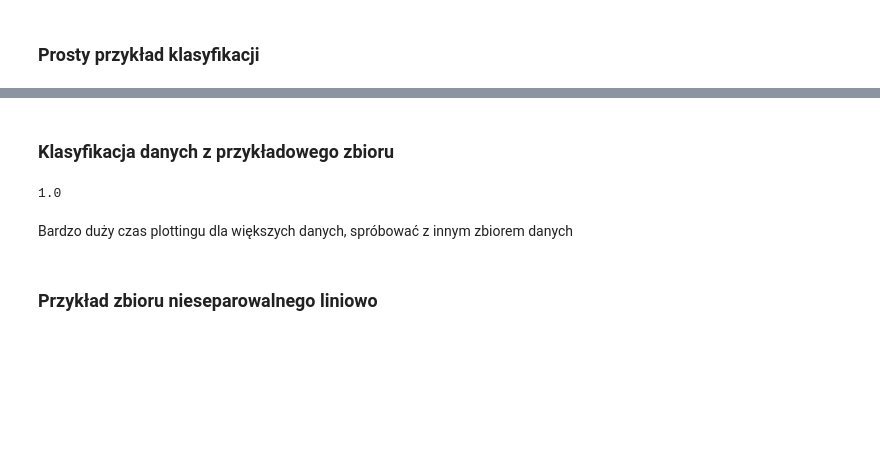
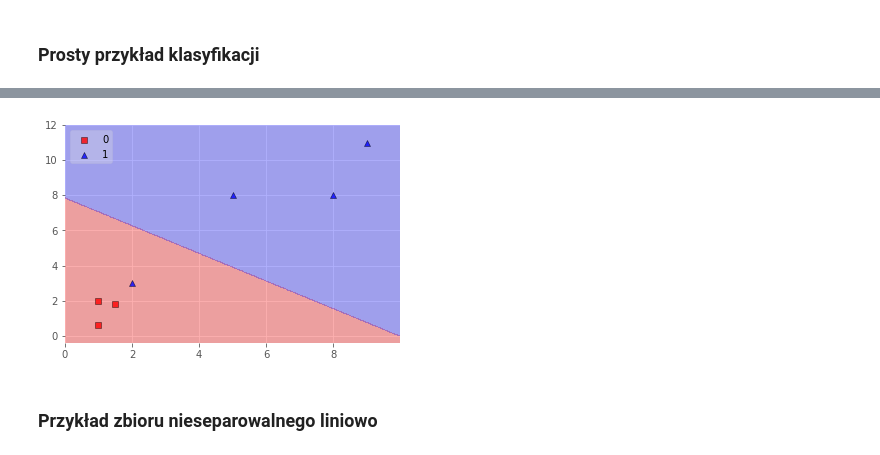
Before and after one commit to msieniawski/mro-svm, a Jupyter notebook: svm-demo.ipynb, the cells around one changed output, grey strips where cells are left out. Drawn from its saved outputs; the diff is of its cells as text; code cells hidden in the pictures; blank space fills up the shorter version.

```diff
--- a/svm-demo.ipynb
+++ b/svm-demo.ipynb
@@ -53,6 +54,9 @@ SVC(C=1.0, cache_size=200, class_weight=None, coef0=0.0,
 # %%
+clf = svm.SVC(kernel='linear', C=0.01)
+clf.fit(X,y)
+
 #plot_hyperplane(X, y, clf)
 plot_decision_regions(X=X, y=y, clf=clf, legend=2)
 plt.show()
+# %% [output]
+[figure, added]
-# %% [markdown]
-### Klasyfikacja danych z przykładowego zbioru
@@ -63,11 +62,0 @@ y = df['l'].as_matrix()
-# %%
-#clf = svm.SVC(kernel='linear', C=1.0)
-#clf = svm.SVC(kernel='poly', degree=3, C=1.0)
-clf = svm.SVC(kernel='rbf', gamma=99.7, C=1.0)
-clf.fit(X,y)
-# TODO: Podzielić na zbiór treningowy i testowy
-clf.score(X,y)
-# %% [output]
-1.0
-# %% [markdown]
-Bardzo duży czas plottingu dla większych danych, spróbować z innym zbiorem danych
```
Also changed, not shown: parts of 15 cells of this notebook, 3 other files.
